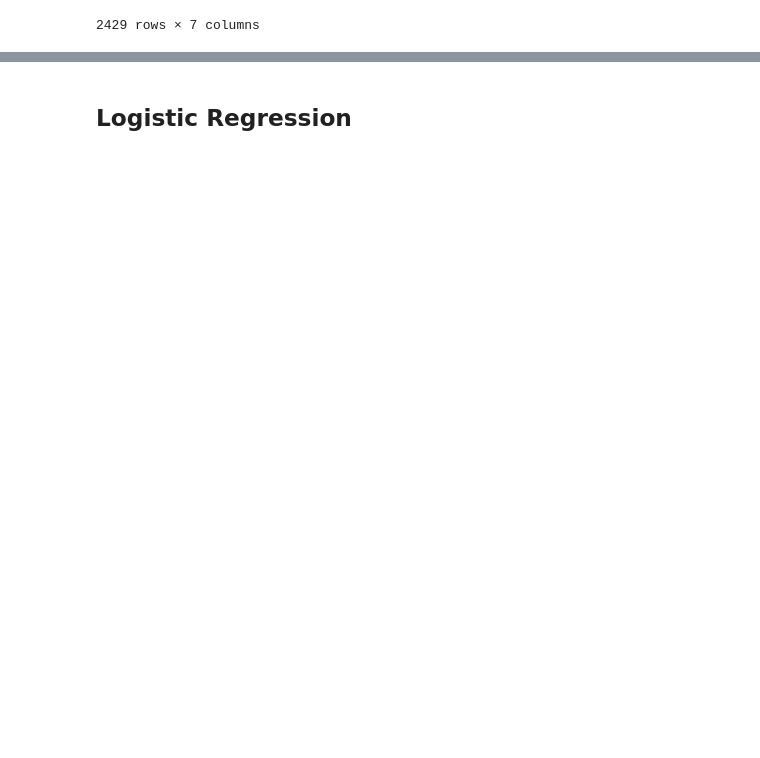
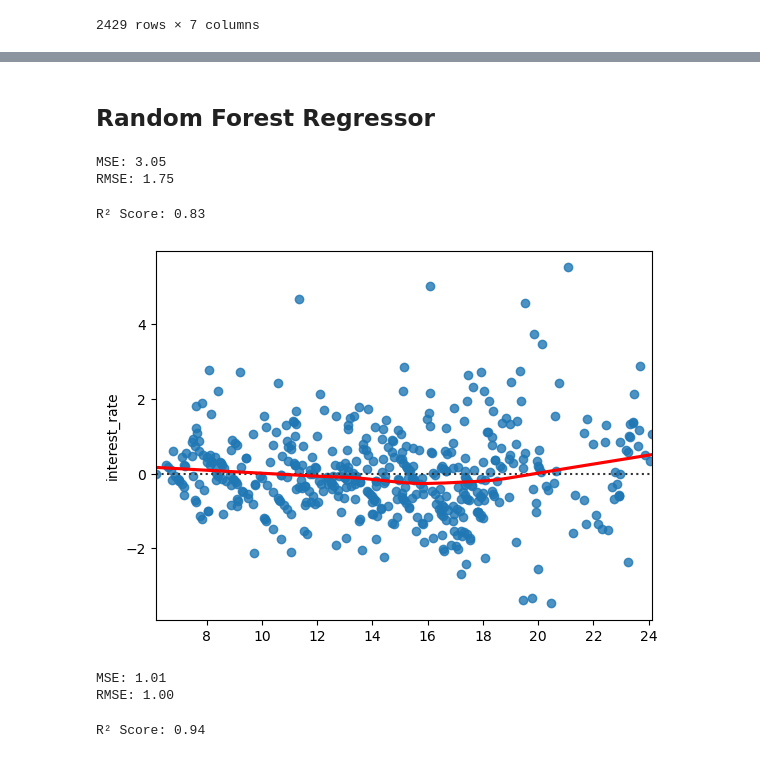
Before and after one commit to j-forte/Liner-Regression_CaseStudy, a Jupyter notebook: main2electricboogaloo.ipynb, the cells around one changed output, grey strips where cells are left out. Cells and saved outputs as stored; diff of their text form; code cells hidden in the pictures; blank space fills up the shorter version.

```diff
--- a/main2electricboogaloo.ipynb
+++ b/main2electricboogaloo.ipynb
@@ -221,2 +222,36 @@ sns.residplot(
-# %% [markdown]
-## Logistic Regression
+# %% [markdown]
+## Random Forest Regressor
+# %%
+#scaled_no_length_train
+#ytrain
+
+rf = RandomForestRegressor(n_estimators=100, random_state=42)
+rf.fit(scaled_no_length_train, ytrain)
+RFR_pred = rf.predict(scaled_no_length_test)
+# %%
+mse = mean_squared_error(ytest, RFR_pred)
+
+# returns the same unit as our target variable
+rmse = mse ** 0.5  # Square root of MSE
+
+print(f"MSE: {mse:.2f}")
+print(f"RMSE: {rmse:.2f}")
+# %% [output]
+MSE: 3.05
+RMSE: 1.75
+# %%
+r2 = r2_score(ytest, RFR_pred)
+print(f"R² Score: {r2:.2f}")
+# %% [output]
+R² Score: 0.83
+# %%
+residual_RFR = ytest - RFR_pred
+
+sns.residplot(
+        x=RFR_pred,
+        y=residual_RFR,
+        lowess=True,
+        line_kws={'color':'red'},
+);
+# %% [output]
+[figure, added]
@@ -222,0 +262,16 @@ sns.residplot(
+# %%
+mse = mean_squared_error(ytest, RFR_pred)
+
+# returns the same unit as our target variable
+rmse = mse ** 0.5  # Square root of MSE
+
+print(f"MSE: {mse:.2f}")
+print(f"RMSE: {rmse:.2f}")
+# %% [output]
+MSE: 1.01
+RMSE: 1.00
+# %%
+r2 = r2_score(ytest, RFR_pred)
+print(f"R² Score: {r2:.2f}")
+# %% [output]
+R² Score: 0.94
```
Also changed, not shown: parts of 14 cells of this notebook.
